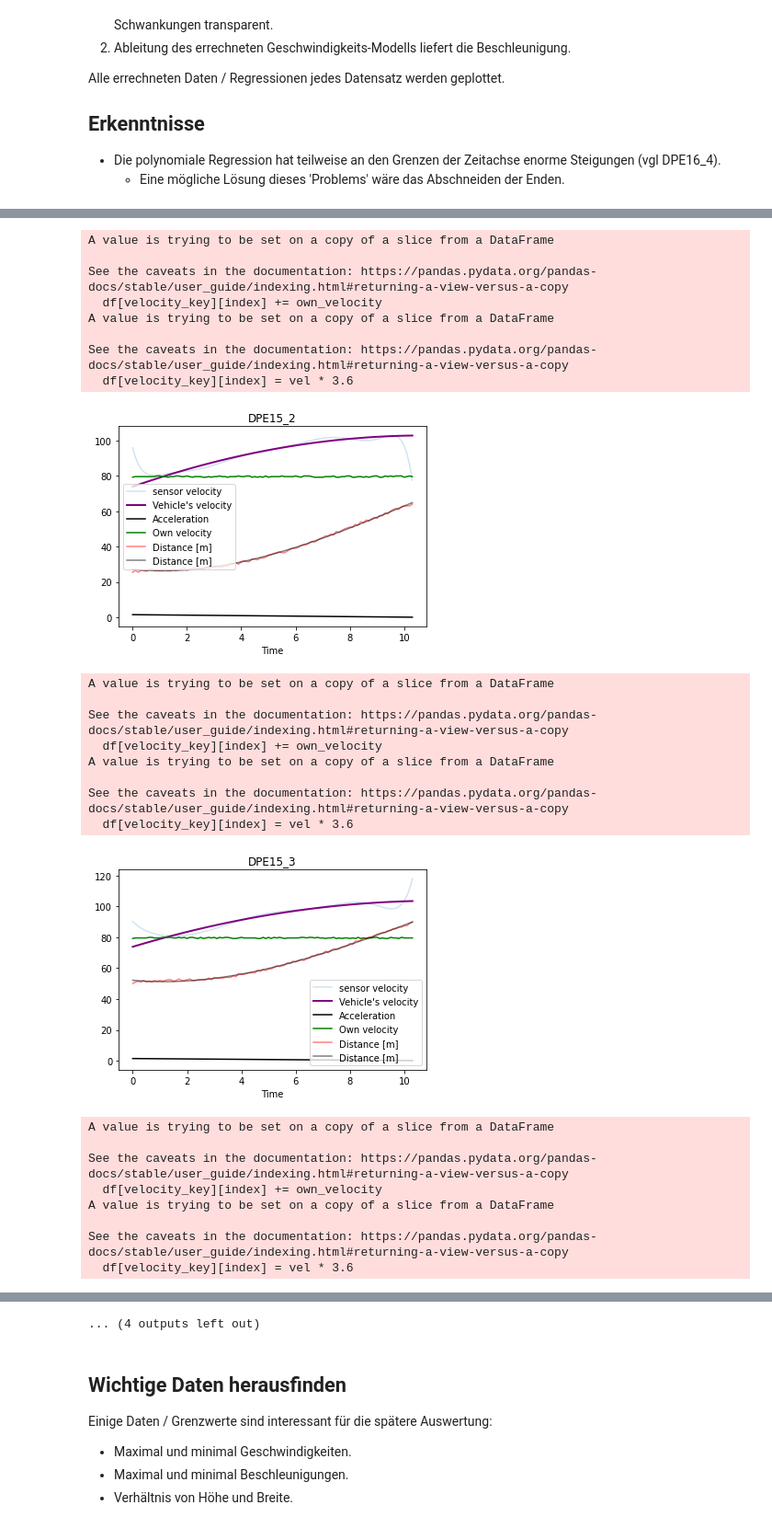
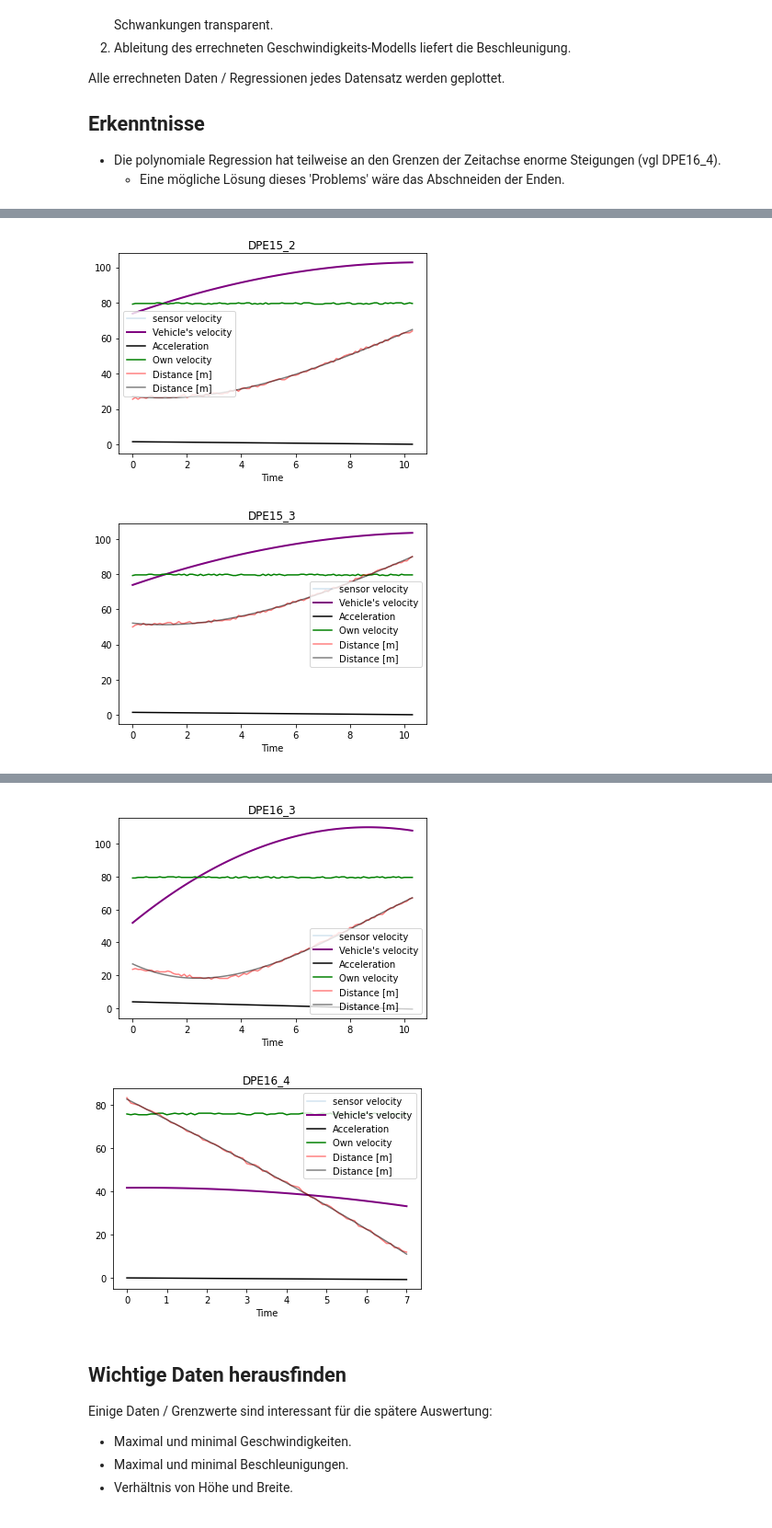
Before and after one commit to JanTSV/Evidenztheorie, a Jupyter notebook: main.ipynb, the cells around one changed output, grey strips where cells are left out. Shown: that part at 92% size. Drawn from its saved outputs; the diff is of its cells as text; code cells hidden in the pictures.

```diff
--- a/main.ipynb
+++ b/main.ipynb
@@ -117,10 +117,12 @@ None
 * Calculate velocity and dimensions.
 """
 change_data(data_dict)
+MODELS = {}
 
 # Calculate velocity and dimensions.
 for path, df in data_dict.items():
-    get_velocity(df)
+    velocity_model, distance_model = get_velocity(df)
+    MODELS.update({path: {"Velocity Model": velocity_model, "Distance Model": distance_model}})
     get_dimensions(df)
 
 # Look at calculated / updated data.
@@ -181,26 +182,12 @@ for path, df in data_dict.items():
     # Real plots
     plt.plot(df["t"], df[velocity_key], alpha=0.2, label="sensor velocity")
 
-    distance_model = np.poly1d(np.polyfit(df["t"], df["Abstand(m)"], 3))
-
-    df[velocity_key] = distance_model.deriv()(df["t"])
-    # Optimize calculated velocity, as it is scattered
-    velocity_model = np.poly1d(np.polyfit(df["t"], df[velocity_key], 3))
-    #df["amk"] = distance_model.deriv()(df["t"])
-    #velocity_model = np.poly1d(df["amk"])
-    #print(type(velocity_model2))
-    own_velocity = float(np.mean(df["Eigengeschwindigkeit(m/s)"]))
-    for index, row in df.iterrows():
-        pass
-        df[velocity_key][index] += own_velocity
-        vel = df[velocity_key][index]
-        df[velocity_key][index] = vel * 3.6
     # Plot optimized velocity
     plt.plot(df["t"], df[velocity_key], linewidth=2, color="purple", label="Vehicle's velocity")
     #df["v(km/h) polyfit"] = velocity_model(df["t"])
 
     # Call method which extends data frame by the acceleration
-    get_acceleration(df, velocity_model)
+    get_acceleration(df, MODELS[path]["Velocity Model"])
     #df["a(km/h^2)"] =
     # Plot acceleration
     plt.plot(df["t"], df["a(km/h^2)"], color="black", label="Acceleration")
@@ -210,7 +197,7 @@ for path, df in data_dict.items():
 
     # Plot the distances.
     plt.plot(df["t"], df["Abstand(m)"], color="red", alpha=0.5, label="Distance [m]")
-    plt.plot(df["t"], distance_model(df["t"]), color="black", alpha=0.5, label="Distance [m]")
+    plt.plot(df["t"], MODELS[path]["Distance Model"](df["t"]), color="black", alpha=0.5, label="Distance [m]")
 
     plt.legend()
     plt.show()
@@ -230,26 +209,2 @@ See the caveats in the documentation: https://pandas.pydata.org/pandas-docs/stab
-A value is trying to be set on a copy of a slice from a DataFrame
-
-See the caveats in the documentation: https://pandas.pydata.org/pandas-docs/stable/user_guide/indexing.html#returning-a-view-versus-a-copy
-  df[velocity_key][index] += own_velocity
-A value is trying to be set on a copy of a slice from a DataFrame
-
-See the caveats in the documentation: https://pandas.pydata.org/pandas-docs/stable/user_guide/indexing.html#returning-a-view-versus-a-copy
-  df[velocity_key][index] = vel * 3.6
-[figure, old version]
+[figure, new version]
-A value is trying to be set on a copy of a slice from a DataFrame
-
-See the caveats in the documentation: https://pandas.pydata.org/pandas-docs/stable/user_guide/indexing.html#returning-a-view-versus-a-copy
-  df[velocity_key][index] += own_velocity
-A value is trying to be set on a copy of a slice from a DataFrame
-
-See the caveats in the documentation: https://pandas.pydata.org/pandas-docs/stable/user_guide/indexing.html#returning-a-view-versus-a-copy
-  df[velocity_key][index] = vel * 3.6
-[figure, old version]
+[figure, new version]
-A value is trying to be set on a copy of a slice from a DataFrame
-
-See the caveats in the documentation: https://pandas.pydata.org/pandas-docs/stable/user_guide/indexing.html#returning-a-view-versus-a-copy
-  df[velocity_key][index] += own_velocity
-A value is trying to be set on a copy of a slice from a DataFrame
-
-See the caveats in the documentation: https://pandas.pydata.org/pandas-docs/stable/user_guide/indexing.html#returning-a-view-versus-a-copy
-  df[velocity_key][index] = vel * 3.6
@@ -275,4 +214,5 @@ See the caveats in the documentation: https://pandas.pydata.org/pandas-docs/stab
-... (4 outputs left out)
+[figure, added]
+[figure, added]
 # %% [markdown]
 ## Wichtige Daten herausfinden
 
```
Also changed, not shown: parts of 4 cells of this notebook, 9 other files.
